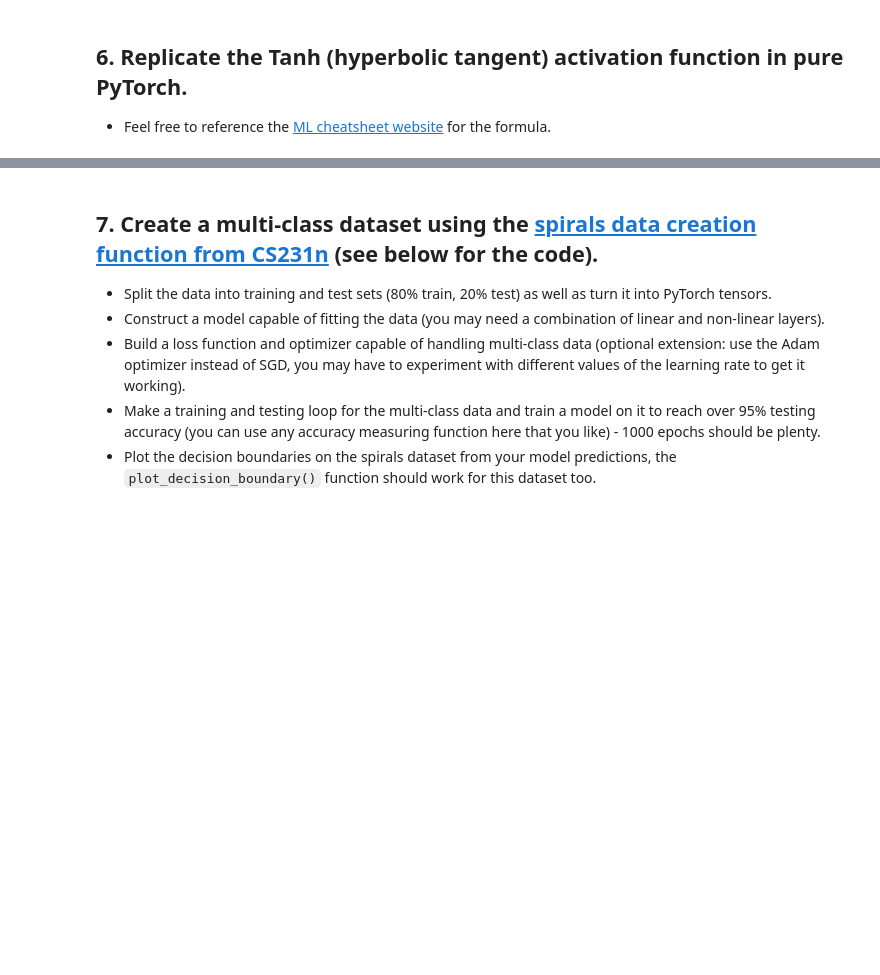
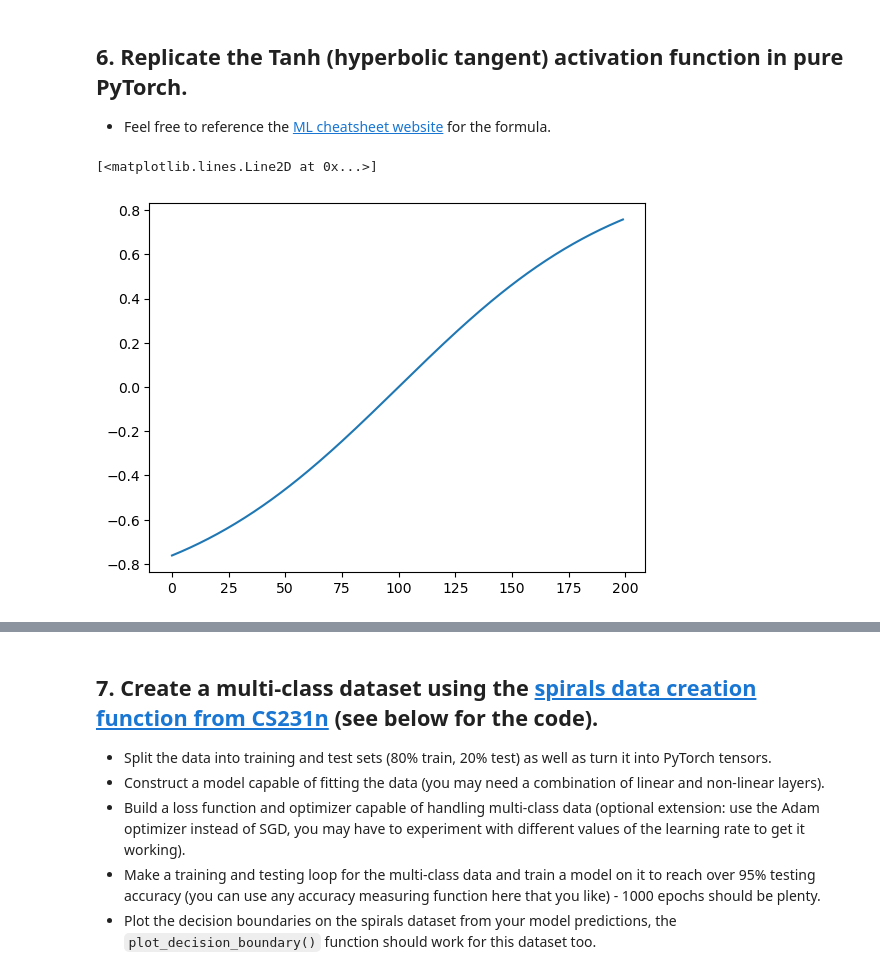
Before and after one commit to pjy0422/pytorch, a Jupyter notebook: 02_pytorch_classification_exercises.ipynb, the cells around one changed output, grey strips where cells are left out. Saved outputs shown, nothing was run; the diff lists cells and outputs as text; code cells hidden in the pictures; blank space fills up the shorter version.

```diff
--- a/02_pytorch_classification_exercises.ipynb
+++ b/02_pytorch_classification_exercises.ipynb
@@ -194,7 +309,16 @@ def plot_decision_boundary(model, X, y):
   * Feel free to reference the [ML cheatsheet website](https://ml-cheatsheet.readthedocs.io/en/latest/activation_functions.html#tanh) for the formula.
 # %%
 # Create a straight line tensor
+
+foo = torch.arange(-1.0,1.0,0.01)
 # %%
 # Test torch.tanh() on the tensor and plot it
+
+foo
+foo = torch.tanh(foo)
+plt.plot(foo)
+# %% [output]
+[<matplotlib.lines.Line2D at 0x...>]
+[figure, added]
 # %%
 # Replicate torch.tanh() and plot it
```
Also changed, not shown: parts of 26 cells of this notebook.
